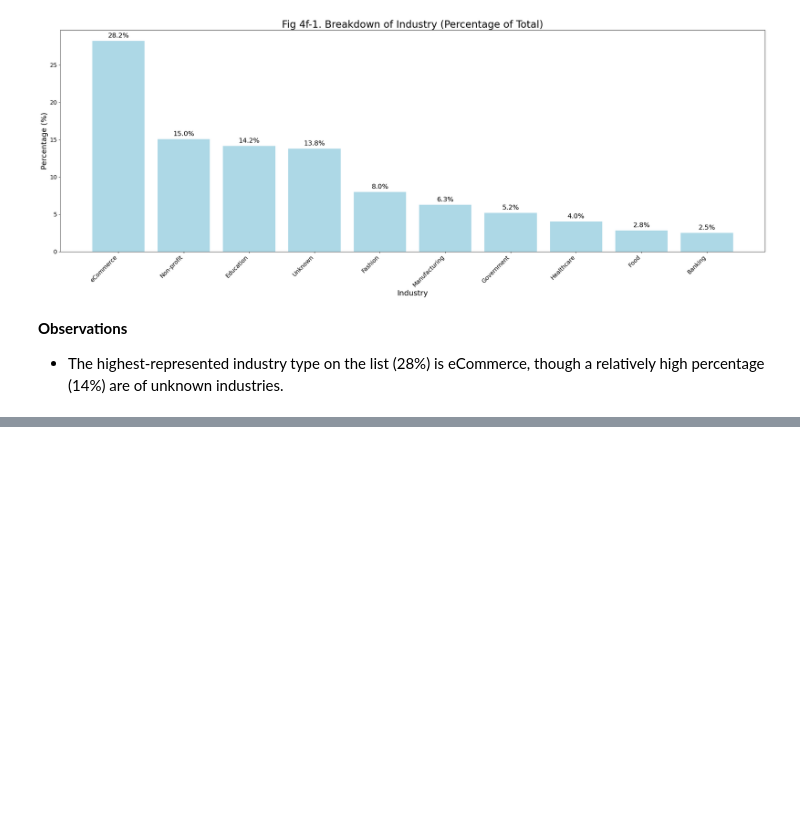
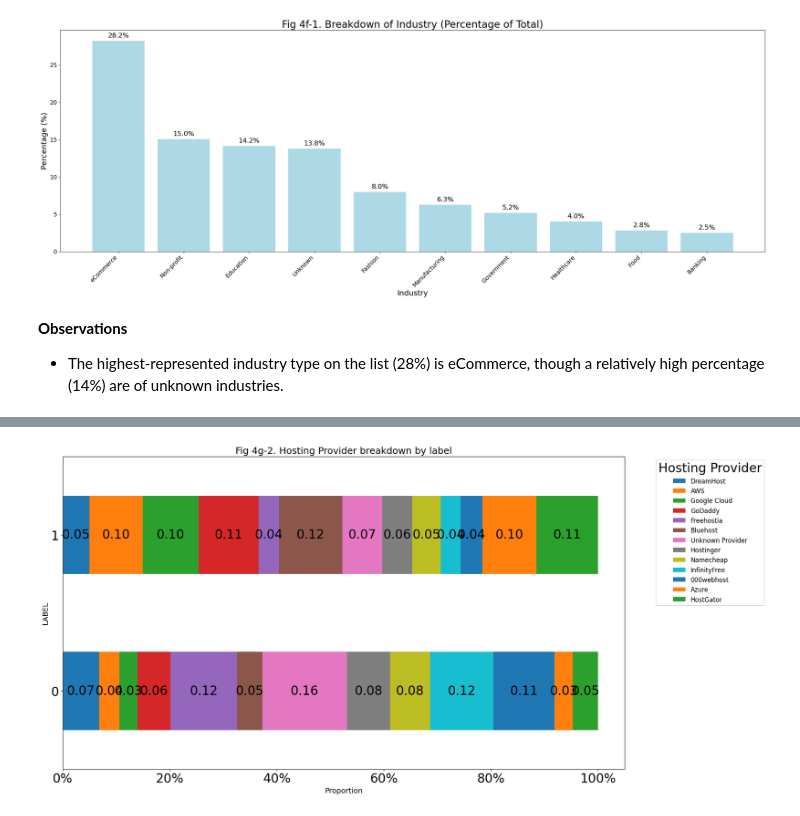
Before and after one commit to yhcchan/aiap22-colin-chan-yip-hang-961g, a Jupyter notebook: eda.ipynb, the cells around one changed output, grey strips where cells are left out. Drawn from its saved outputs; the diff is of its cells as text; code cells hidden in the pictures; blank space fills up the shorter version.

```diff
--- a/eda.ipynb
+++ b/eda.ipynb
@@ -976,0 +1002,18 @@ base_rate_tracker :  False
+# %%
+# Relationship between Hosting Provider and label (Horizontal Bar Chart)
+
+df_4g1 = reformat_df(df, "label", "HostingProvider", label_order = df.HostingProvider.unique())
+ax_4g1 = df_4g1.plot(kind='barh', stacked=True, figsize=(20, 10))
+plt.title('Fig 4g-2. Hosting Provider breakdown by label', fontsize=18)
+plt.ylabel('LABEL', fontsize=14)
+plt.xlabel('Proportion', fontsize=14)
+plt.gca().xaxis.set_major_formatter(lambda x, _: f'{x * 100:.0f}%')
+plt.legend(title='Hosting Provider', bbox_to_anchor=(1.05, 1), loc='upper left', fontsize=12)
+
+for c in ax_4g1.containers:
+    ax_4g1.bar_label(c, label_type='center', fmt='%.2f')
+
+plt.tight_layout()
+plt.show()
+# %% [output]
+[figure, added]
```
Also changed, not shown: parts of 22 cells of this notebook.
